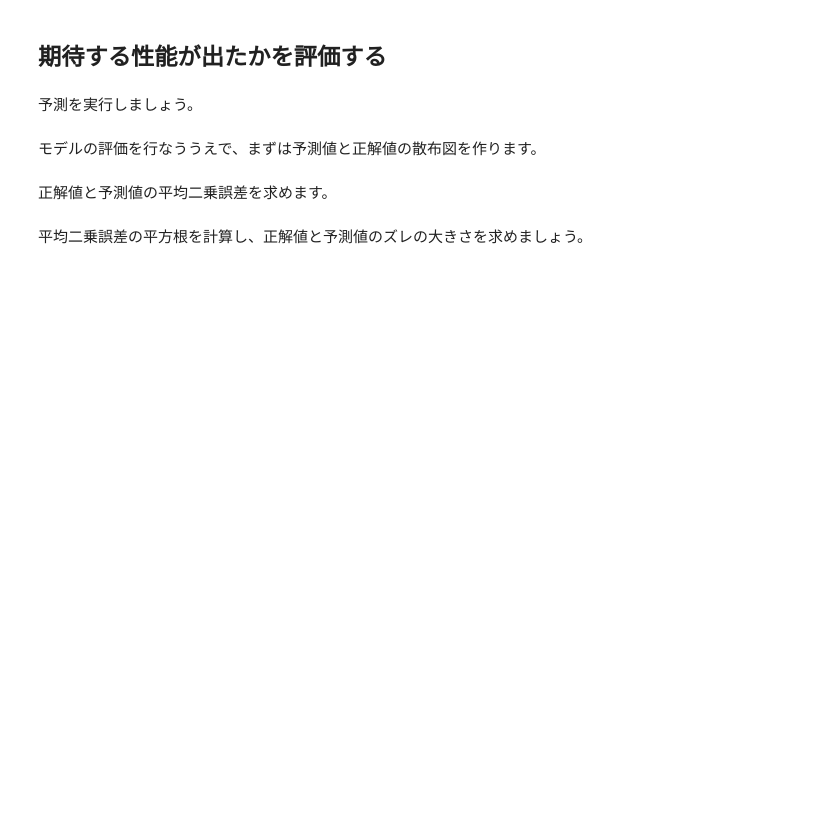
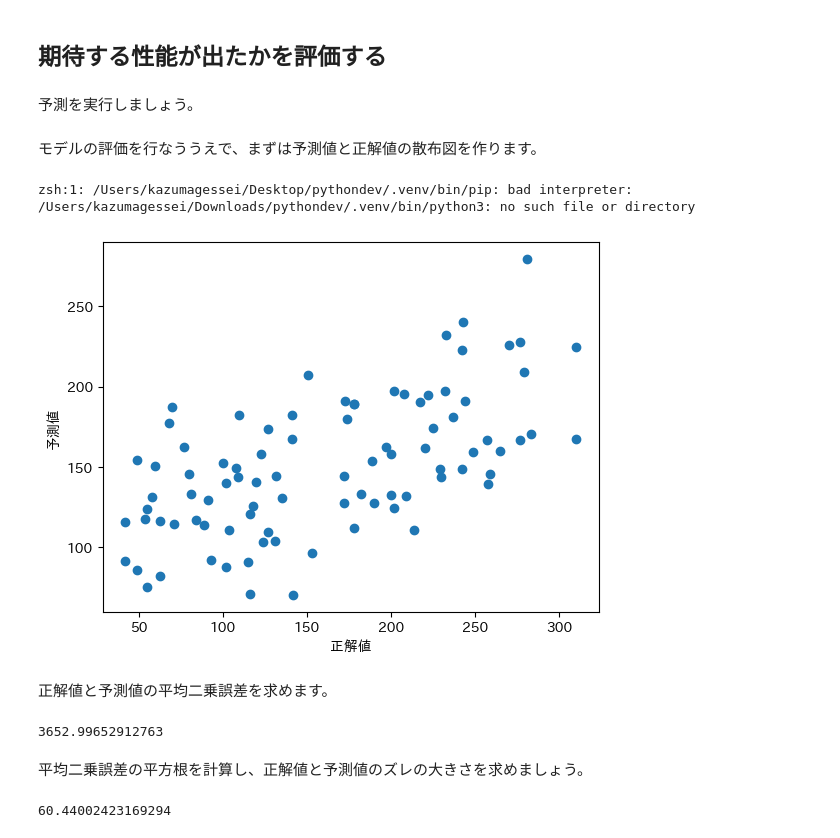
Before and after one commit to zuma0227/pythondev, a Jupyter notebook: 課題13_糖尿病の進行状況の回帰予測.ipynb, the cells around one changed output. Drawn from its saved outputs; the diff is of its cells as text; code cells hidden in the pictures; blank space fills up the shorter version.

```diff
--- a/課題13_糖尿病の進行状況の回帰予測.ipynb
+++ b/課題13_糖尿病の進行状況の回帰予測.ipynb
@@ -60,3 +93,14 @@ X および y を訓練データとテストデータに分けましょう。そ
+# %%
+# 訓練データ8割、テストデータ2割に分割する
+# （以下にコードを書いてください）
+from sklearn.model_selection import train_test_split
+
+X_train, X_test, y_train, y_test = train_test_split(
+    X, y,
+    train_size=0.8,
+    test_size=0.2,
+    shuffle=True
+)
 # %% [markdown]
 ## モデルを作成して訓練する
 # %% [markdown]
@@ -64,7 +108,9 @@ X および y を訓練データとテストデータに分けましょう。そ
 # %%
 # LinearRegressionの線形回帰モデルを作成する
 # （以下にコードを書いてください）
-
+from sklearn import linear_model
+model = linear_model.LinearRegression()
 
 # 訓練データを使って訓練を行なう
 # （以下にコードを書いてください）
+model.fit(X_train, y_train)
@@ -75,5 +123,6 @@ X および y を訓練データとテストデータに分けましょう。そ
 # %%
 # テストデータを使って予測（回帰）を実行する
 # （以下にコードを書いてください）
+y_pred = model.predict(X_test)
 # %% [markdown]
 モデルの評価を行なううえで、まずは予測値と正解値の散布図を作ります。
@@ -83,2 +129,15 @@ X および y を訓練データとテストデータに分けましょう。そ
+# %%
+# 横軸が予測値、縦軸は正解値でプロットした散布図を表示する
+# （以下にコードを書いてください）
+!pip -q install japanize_matplotlib
+import matplotlib.pyplot as plt
+import japanize_matplotlib
+plt.scatter(y_test, y_pred)
+plt.xlabel("正解値")
+plt.ylabel("予測値")
+plt.show()
+# %% [output]
+zsh:1: /Users/kazumagessei/Desktop/pythondev/.venv/bin/pip: bad interpreter: /Users/kazumagessei/Downloads/pythondev/.venv/bin/python3: no such file or directory
+[figure, added]
 # %% [markdown]
 正解値と予測値の平均二乗誤差を求めます。
@@ -88,5 +144,18 @@ X および y を訓練データとテストデータに分けましょう。そ
+# %%
+# 正解値と予測値の平均二乗誤差を計算して表示する
+# （以下にコードを書いてください）
+from sklearn.metrics import mean_squared_error
+
+mse = mean_squared_error(y_test, y_pred)
+mse
+# %% [output]
+3652.99652912763
 # %% [markdown]
 平均二乗誤差の平方根を計算し、正解値と予測値のズレの大きさを求めましょう。
 # %%
 # 平均二乗誤差の平方根を計算して表示する
 # （以下にコードを書いてください）
+import numpy as np
+np.sqrt(mse)
+# %% [output]
+60.44002423169294
```
Also changed, not shown: parts of 8 cells of this notebook.
